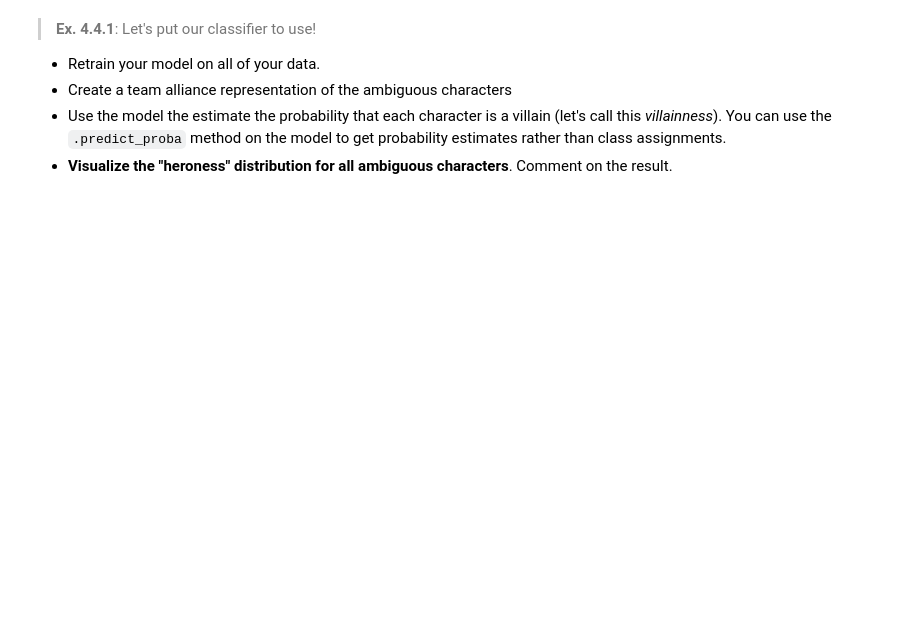
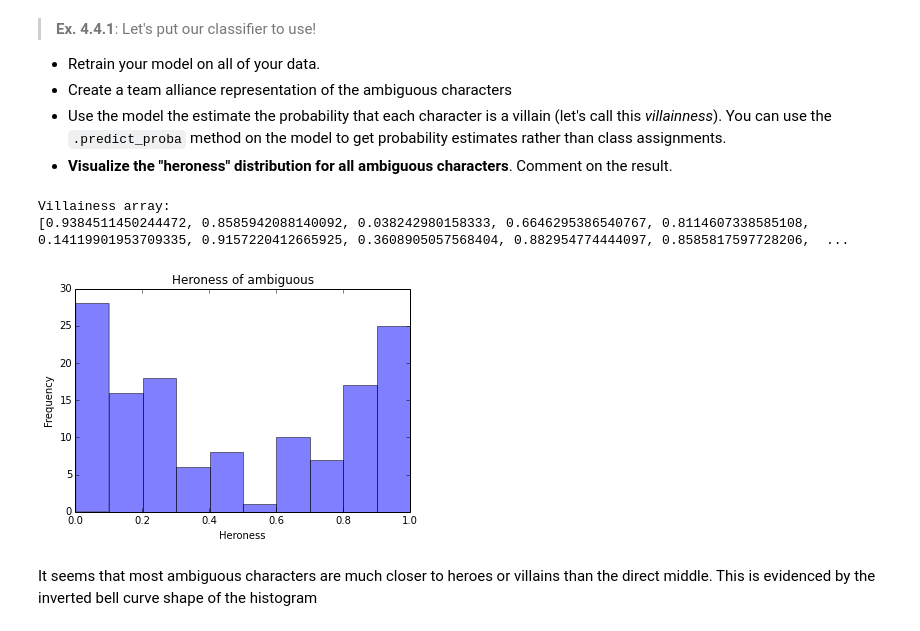
Before and after one commit to jmazanec15/BigDataClass, a Jupyter notebook: assignments/assignment1.ipynb, the cells around one changed output. Cells and saved outputs as stored; diff of their text form; code cells hidden in the pictures; blank space fills up the shorter version.

```diff
--- a/assignments/assignment1.ipynb
+++ b/assignments/assignment1.ipynb
@@ -430,3 +649,38 @@ Some unexpected heroes, villains, and ambiguous characters page lengths are the
 * Create a team alliance representation of the ambiguous characters
 * Use the model the estimate the probability that each character is a villain (let's call this *villainness*). You can use the `.predict_proba` method on the model to get probability estimates rather than class assignments.
 * **Visualize the "heroness" distribution for all ambiguous characters**. Comment on the result.
+# %%
+# Set up new model
+model = BernoulliNB()
+# Train on old data
+model.fit(X, y)
+# X ambi will contain the alliances matrix for the ambiguous characters
+X_ambi = []
+# Loop through the ambiguous directory
+for char in [c[:-4] for c in os.listdir("../data/ambiguous") if c != ".DS_Store"]:
+    # Skip characters without alliances
+    if sum(get_alliance_vect(char)) == 0: continue
+    # Add the vector to the list
+    X_ambi.append(get_alliance_vect(char))
+# Format as a numpy array
+X_ambi = np.array(X_ambi)
+# Get the villainess and heroeness prob predictions from the model
+X_prob = model.predict_proba(X_ambi)
+# List of villainess
+X_vill = [r[0] for r in X_prob]
+print "Villainess array:"
+print X_vill
+# Create a list of just heroness
+X_heroness = [r[1] for r in X_prob]
+# Plot the data in a histogram
+plt.xlabel("Heroness")
+plt.ylabel("Frequency")
+plt.title("Heroness of ambiguous")
+plt.hist(X_heroness, alpha=.5)
+plt.show()
+# %% [output]
+Villainess array:
+[0.9384511450244472, 0.8585942088140092, 0.038242980158333, 0.6646295386540767, 0.8114607338585108, 0.14119901953709335, 0.9157220412665925, 0.3608905057568404, 0.882954774444097, 0.8585817597728206,  ...
+[figure, added]
+# %% [markdown]
+It seems that most ambiguous characters are much closer to heroes or villains than the direct middle. This is evidenced by the inverted bell curve shape of the histogram
```
Also changed, not shown: parts of 18 cells of this notebook, 1 other file.
